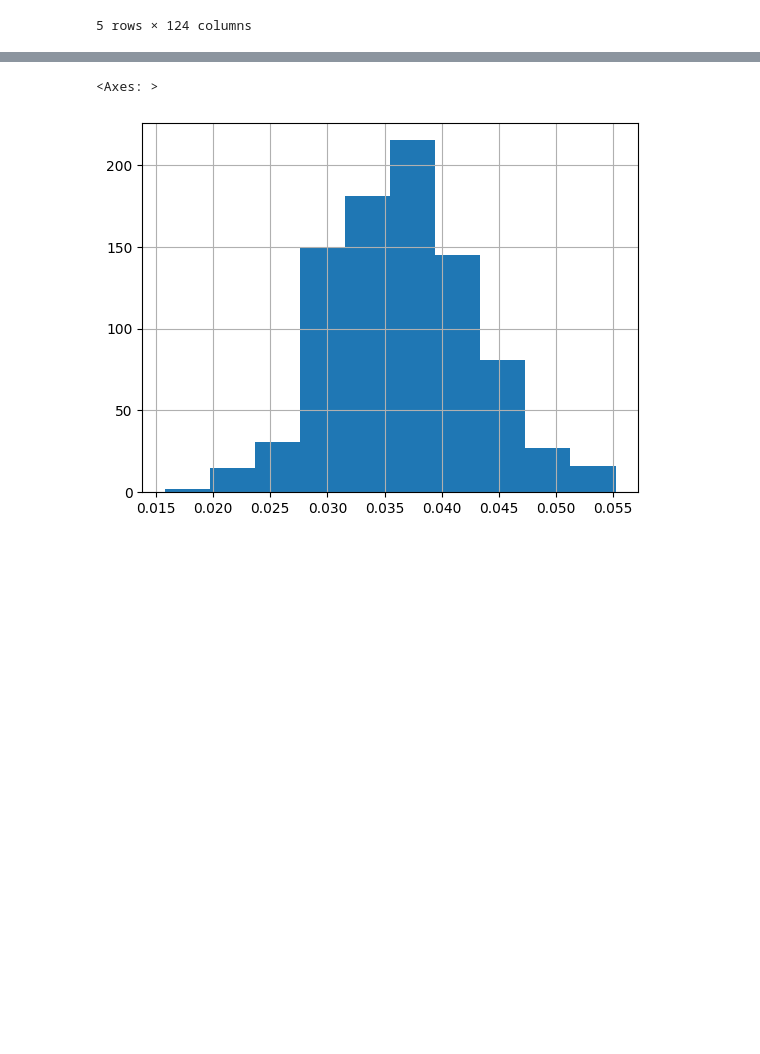
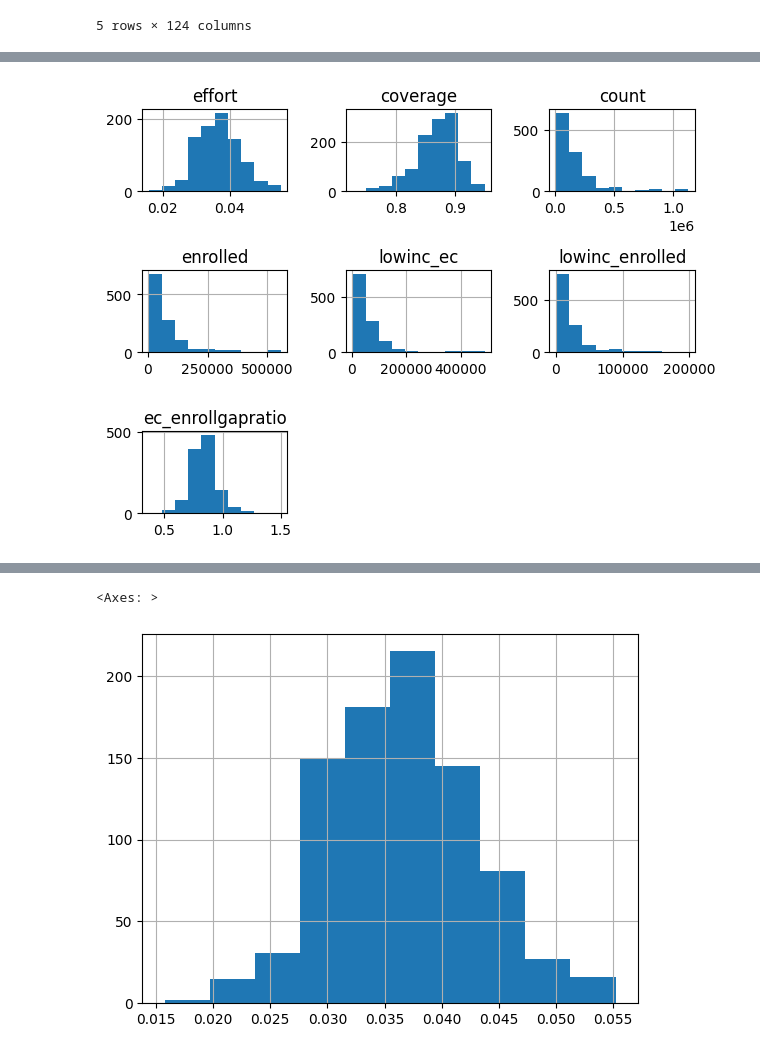
Before and after one commit to SalhaMo/Module-B-semester-2, a Jupyter notebook: Week4.ipynb, the cells around one changed output, grey strips where cells are left out. Cells and saved outputs as stored; diff of their text form; code cells hidden in the pictures; blank space fills up the shorter version.

```diff
--- a/Week4.ipynb
+++ b/Week4.ipynb
@@ -101,6 +101,7 @@ df.head()
 | 4 | 2022 | CA | California | 6 | West | Pacific | 0.030721 | 0.036699 | 1214.363 | ... |
 5 rows × 124 columns
 # %%
-df.hist( bins=20, layout=(4, 3))
-plt.tight_layout()
+num_df= df.select_dtypes(include='number')
+num_df.shape
+num_df.describe().T
 # %% [output]
@@ -108,0 +121,15 @@ ValueError: Layout of 4x3 must be larger than required size 116
+# %%
+ #selected columns
+Sel_col= num_df[['effort','coverage','count','enrolled','lowinc_ec','lowinc_enrolled','ec_enrollgapratio' ]]
+
+#effort → % of state economic capacity spent on K-12
+# count → number of all 3–4 year olds
+# enrolled → number of 3–4 year olds enrolled
+# lowinc_ec → low-income 3–4 year olds
+# lowinc_enrolled → low-income enrolled
+# ec_enrollgapratio → equity measure (low-income enrollment rate ÷ overall rate)
+# %%
+Sel_col.hist()
+plt.tight_layout()
+# %% [output]
+[figure, added]
```
Also changed, not shown: parts of 9 cells of this notebook.
